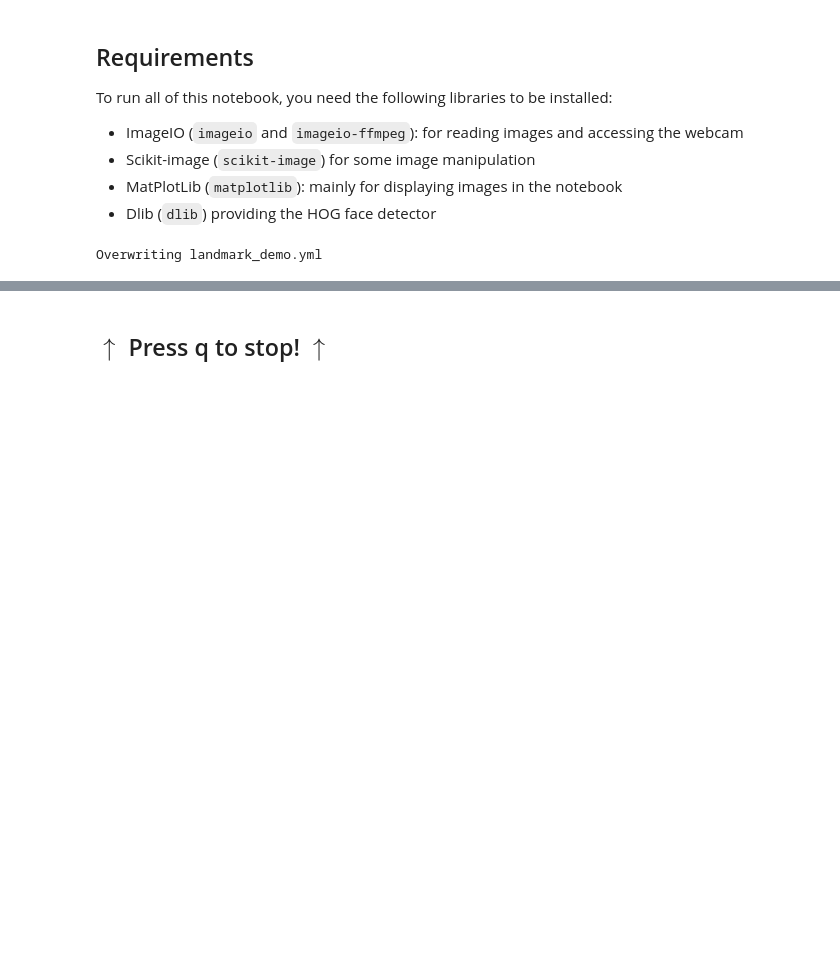
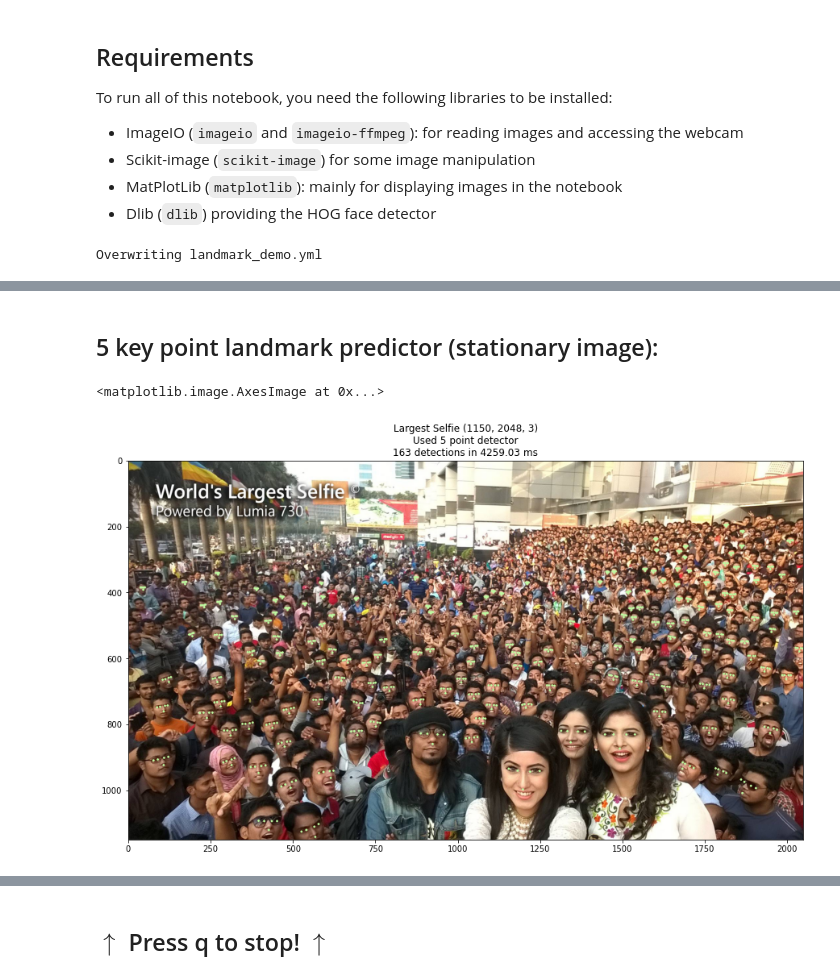
Before and after one commit to lucasessmann/FaceRecognition, a Jupyter notebook: Landmark_Demo.ipynb, the cells around one changed output, grey strips where cells are left out. Cells and saved outputs as stored; diff of their text form; code cells hidden in the pictures; blank space fills up the shorter version.

```diff
--- a/Landmark_Demo.ipynb
+++ b/Landmark_Demo.ipynb
@@ -77,0 +165,44 @@ Overwriting landmark_demo.yml
+# %% [markdown]
+## 5 key point landmark predictor (stationary image):
+# %%
+# create the facial landmark predictor
+predictor_5 = "shape_predictor_5_face_landmarks.dat"
+
+predictor = dlib.shape_predictor(predictor_5)
+
+# get the input image
+# https://4.bp.blogspot.com/-aoMqfIsY5Ls/VHIBk6BQ3dI/AAAAAAAAf3Q/cRV668YRm4w/s1600/10700088_1029155283762368_4785788257713012496_o.jpg
+image = imageio.imread('images/LargestSelfie.jpg')
+
+# Convert it into gray scale (required for the predictor)
+gray_Input = cv2.cvtColor(image, cv2.COLOR_BGR2GRAY)
+
+# use the dlib detector to detect faces in the image
+#faces = hog_detector(gray_Input, 0)
+result_image, rects, detections, duration = \
+process(image.copy(), hog_detector, upsample_num=upsample_num, scale=scale)
+
+# loop over those detected faces
+for (i, detected) in enumerate(rects):
+    # determine the facial landmarks for the face region, then
+    # convert the facial landmark (x, y)-coordinates to a NumPy
+    # array
+    shape = predictor(gray_Input, detected)
+    shape = face_utils.shape_to_np(shape)
+
+    # loop over the (x, y)-coordinates for the facial landmarks
+    # and draw them on the image
+    for (x, y) in shape:
+        cv2.circle(image, (x, y), 2, (193, 249, 162), 2)
+
+# ----- Plotting -----
+plt.figure(figsize=(15,15))
+plt.title(f"Largest Selfie {image.shape}\n"
+          f"Used 5 point detector\n"
+          f"{detections} detection{'' if detections==1 else 's'}"
+          f" in {duration*1000:.2f} ms")
+plt.imshow(result_image)
+plt.imshow(image)
+# %% [output]
+<matplotlib.image.AxesImage at 0x...>
+[figure, added]
```
Also changed, not shown: parts of 9 cells of this notebook, 2 other files.
